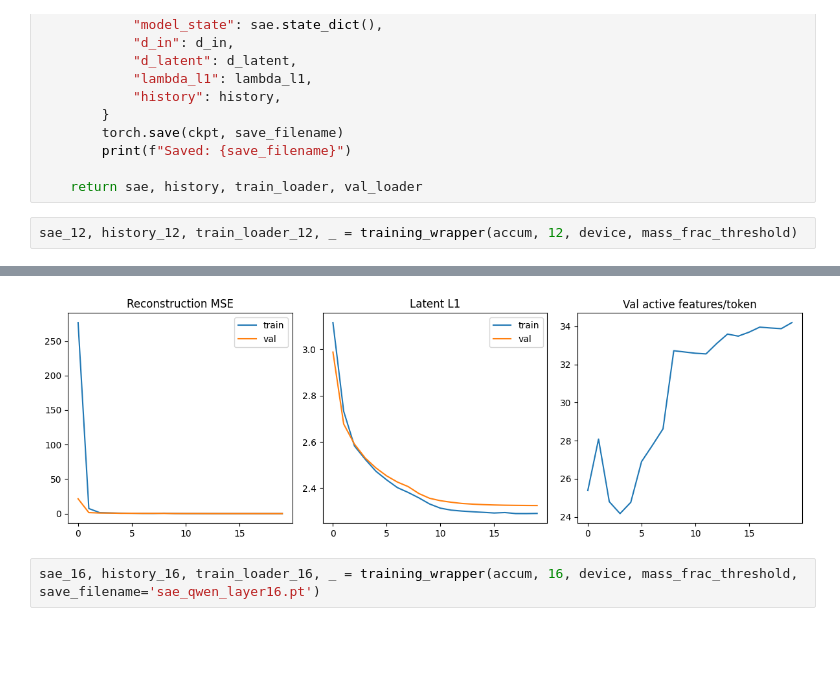
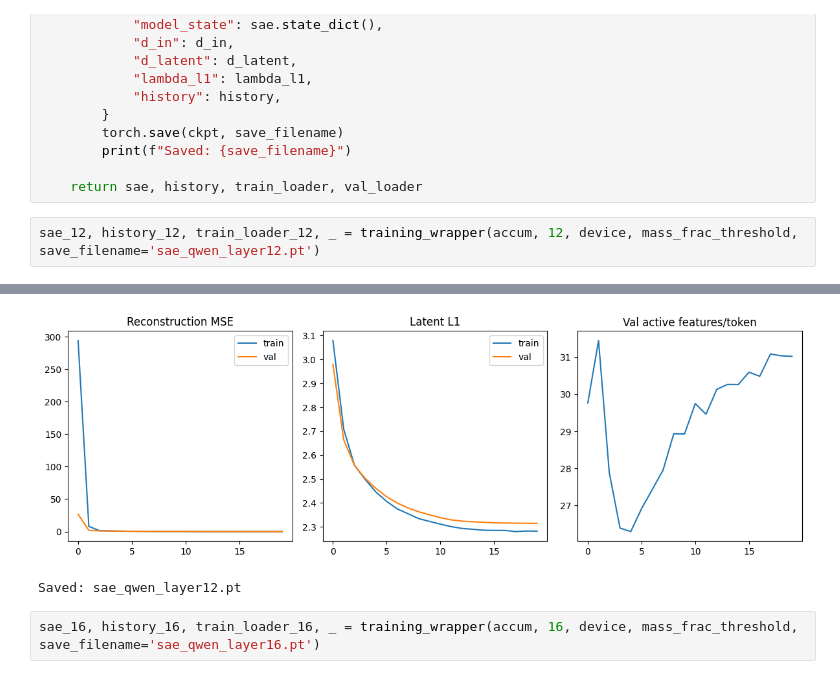
Before and after one commit to miles-markey/sae_trainer, a Jupyter notebook: notebooks/sae_training.ipynb, the cells around one changed output, grey strips where cells are left out. Drawn from its saved outputs; the diff is of its cells as text; blank space fills up the shorter version.

```diff
--- a/notebooks/sae_training.ipynb
+++ b/notebooks/sae_training.ipynb
@@ -271,5 +271,5 @@ def training_wrapper(accum, layer_idx, device, mass_frac_threshold, save_filenam
 
     return sae, history, train_loader, val_loader
 # %%
-sae_12, history_12, train_loader_12, _ = training_wrapper(accum, 12, device, mass_frac_threshold)
+sae_12, history_12, train_loader_12, _ = training_wrapper(accum, 12, device, mass_frac_threshold, save_filename='sae_qwen_layer12.pt')
 # %% [output]
@@ -296,4 +296,5 @@ Epoch 20 | train loss 0.032941 (recon 0.008831, l1 2.291077, kl 1.199414 / 1.197
-[figure, old version]
+[figure, new version]
+Saved: sae_qwen_layer12.pt
 # %%
 sae_16, history_16, train_loader_16, _ = training_wrapper(accum, 16, device, mass_frac_threshold, save_filename='sae_qwen_layer16.pt')
 # %% [output]
```
Also changed, not shown: parts of 11 cells of this notebook, 1 other file.
